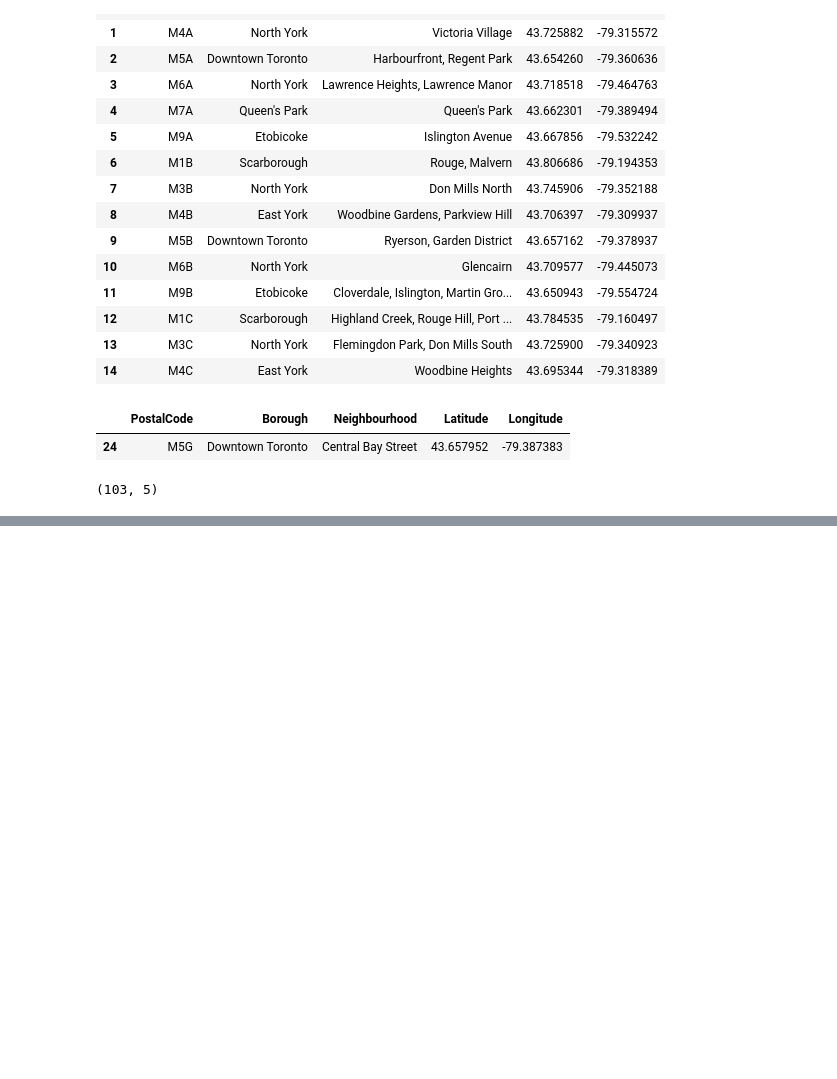
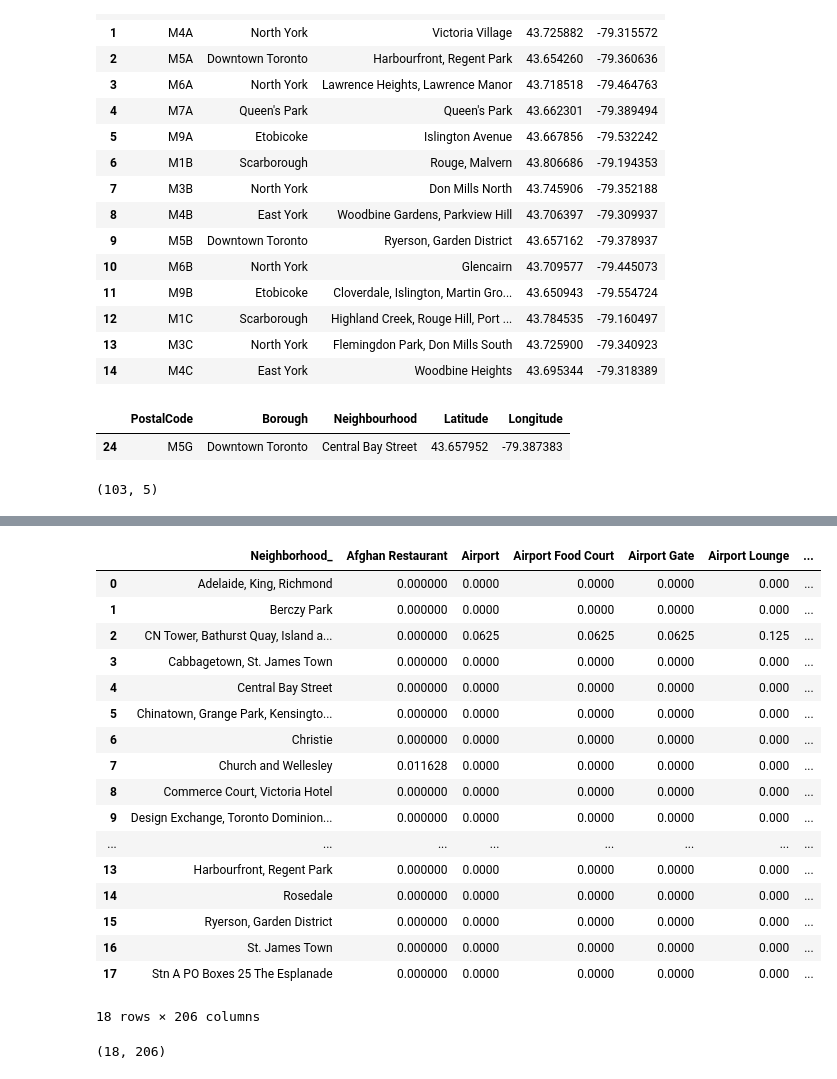
Before and after one commit to jstark7319/Coursera-Capstone-Project, a Jupyter notebook: Seg.&Clustering Neighborhoods Toronto.ipynb, the cells around one changed output, grey strips where cells are left out. Cells and saved outputs as stored; diff of their text form; code cells hidden in the pictures; blank space fills up the shorter version.

```diff
--- a/Seg.&Clustering Neighborhoods Toronto.ipynb
+++ b/Seg.&Clustering Neighborhoods Toronto.ipynb
@@ -190,0 +212,5 @@ df_final_result.shape
+# %%
+# Show the Neighbourhood of Borough Downtown Toronto on the map
+df_final_result=df_final_result[df_final_result.Borough == 'Downtown Toronto']
+print (df_final_result.shape)
+df_final_result.head(20)
@@ -190,0 +262,9 @@ df_final_result.shape
+# %%
+#Define Foursquare Credentials and Version
+CLIENT_ID = '4UIOJQDCN5IWVX4VK4RWNSKTCYBO5LSJWJDPJAWHLECKGJK5' # your Foursquare ID
+CLIENT_SECRET = '4RBRPJNGE5XGR1F2GYFWZ04BNZ2EDZU4MNQ44I33VC0FXKFS' # your Foursquare Secret
+VERSION = '20180605' # Foursquare API version
+
+print('Your credentails:')
+print('CLIENT_ID: ' + CLIENT_ID)
+print('CLIENT_SECRET:' + CLIENT_SECRET)
@@ -190,0 +320,7 @@ df_final_result.shape
+# %%
+# Now write the code to run the above function on each neighborhood and create a new dataframe called manhattan_venues
+
+toronto_downtown_venues = getNearbyVenues(names=df_final_result['Neighbourhood'],
+                                   latitudes=df_final_result['Latitude'],
+                                   longitudes=df_final_result['Longitude']
+                                  )
@@ -190,0 +387,16 @@ df_final_result.shape
+# %%
+# Analyze Each Neighborhood
+
+# one hot encoding
+toronto_downtown_onehot = pd.get_dummies(toronto_downtown_venues[['Venue Category']], prefix="", prefix_sep="")
+
+# add neighborhood column back to dataframe
+toronto_downtown_onehot['Neighborhood_'] = toronto_downtown_venues['Neighborhood']
+
+# move neighborhood column to the first column
+fixed_columns = [toronto_downtown_onehot.columns[-1]] + list(toronto_downtown_onehot.columns[:-1])
+
+toronto_downtown_onehot = toronto_downtown_onehot[fixed_columns]
+
+print(toronto_downtown_onehot.shape)
+toronto_downtown_onehot.head()
@@ -190,0 +412,29 @@ df_final_result.shape
+# %%
+# Next, let's group rows by neighborhood and by taking the mean of the frequency of occurrence of each category
+
+toronto_grouped = toronto_downtown_onehot.groupby('Neighborhood_').mean().reset_index()
+toronto_grouped
+# %% [output]
+|  | Neighborhood_ | Afghan Restaurant | Airport | Airport Food Court | Airport Gate | Airport Lounge | ... |
+| 0 | Adelaide, King, Richmond | 0.000000 | 0.0000 | 0.0000 | 0.0000 | 0.000 | ... |
+| 1 | Berczy Park | 0.000000 | 0.0000 | 0.0000 | 0.0000 | 0.000 | ... |
+| 2 | CN Tower, Bathurst Quay, Island a... | 0.000000 | 0.0625 | 0.0625 | 0.0625 | 0.125 | ... |
+| 3 | Cabbagetown, St. James Town | 0.000000 | 0.0000 | 0.0000 | 0.0000 | 0.000 | ... |
+| 4 | Central Bay Street | 0.000000 | 0.0000 | 0.0000 | 0.0000 | 0.000 | ... |
+| 5 | Chinatown, Grange Park, Kensingto... | 0.000000 | 0.0000 | 0.0000 | 0.0000 | 0.000 | ... |
+| 6 | Christie | 0.000000 | 0.0000 | 0.0000 | 0.0000 | 0.000 | ... |
+| 7 | Church and Wellesley | 0.011628 | 0.0000 | 0.0000 | 0.0000 | 0.000 | ... |
+| 8 | Commerce Court, Victoria Hotel | 0.000000 | 0.0000 | 0.0000 | 0.0000 | 0.000 | ... |
+| 9 | Design Exchange, Toronto Dominion... | 0.000000 | 0.0000 | 0.0000 | 0.0000 | 0.000 | ... |
+| ... | ... | ... | ... | ... | ... | ... | ... |
+| 13 | Harbourfront, Regent Park | 0.000000 | 0.0000 | 0.0000 | 0.0000 | 0.000 | ... |
+| 14 | Rosedale | 0.000000 | 0.0000 | 0.0000 | 0.0000 | 0.000 | ... |
+| 15 | Ryerson, Garden District | 0.000000 | 0.0000 | 0.0000 | 0.0000 | 0.000 | ... |
+| 16 | St. James Town | 0.000000 | 0.0000 | 0.0000 | 0.0000 | 0.000 | ... |
+| 17 | Stn A PO Boxes 25 The Esplanade | 0.000000 | 0.0000 | 0.0000 | 0.0000 | 0.000 | ... |
+18 rows × 206 columns
+# %%
+# manhattan_grouped.shape
+toronto_grouped.shape
+# %% [output]
+(18, 206)
```
Also changed, not shown: parts of 25 cells of this notebook.
